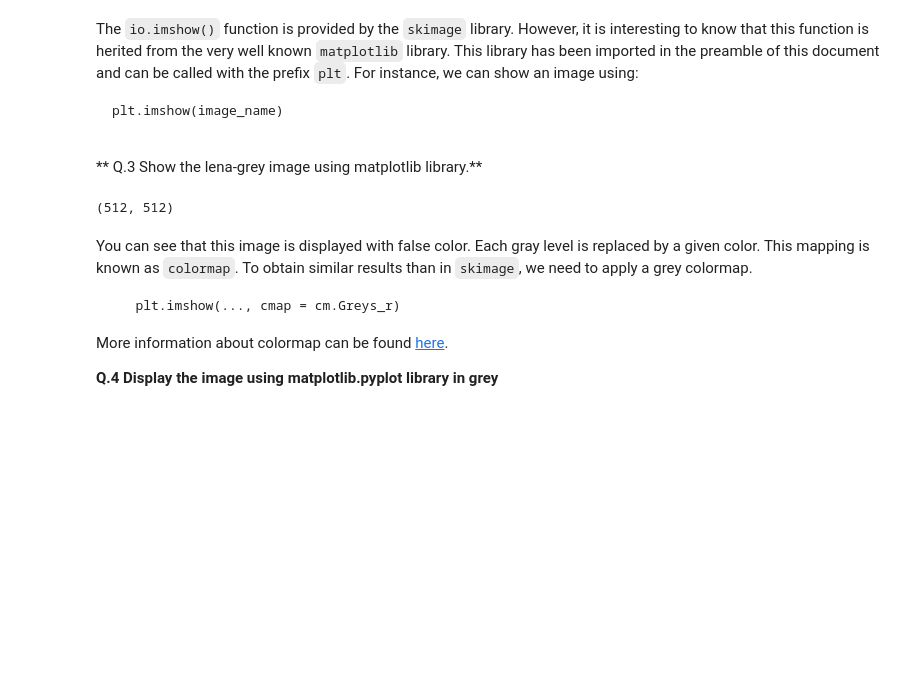
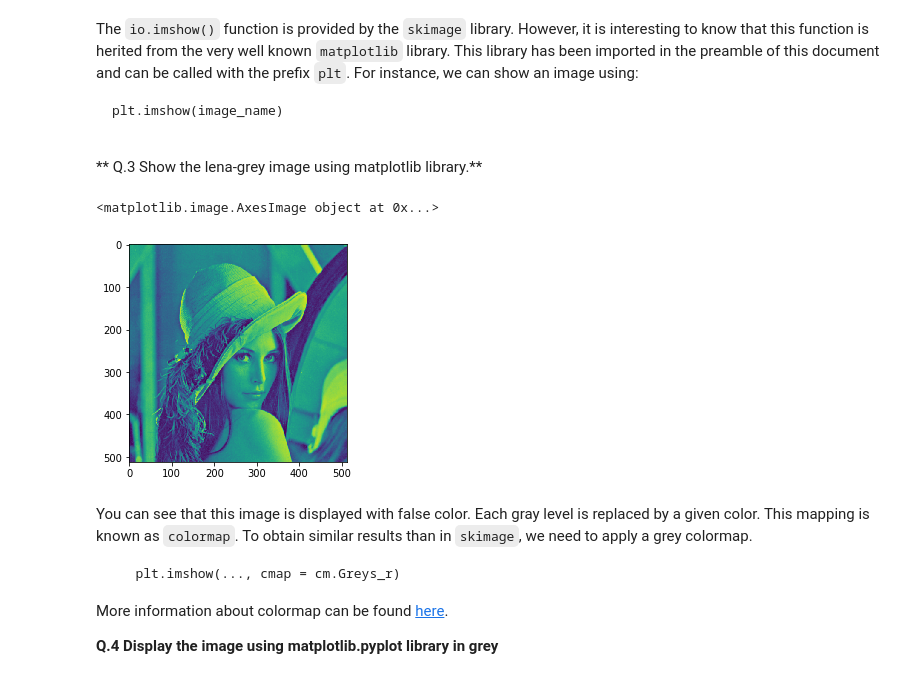
Before and after one commit to henryogene20/B31XB-IIP-TP-1718, a Jupyter notebook: 1-introducion/1-introduction-skimage.ipynb, the cells around one changed output. Drawn from its saved outputs; the diff is of its cells as text; code cells hidden in the pictures; blank space fills up the shorter version.

````diff
--- a/1-introducion/1-introduction-skimage.ipynb
+++ b/1-introducion/1-introduction-skimage.ipynb
@@ -61,10 +61,11 @@ plt.imshow(image_name)
 ```
 
 ** Q.3 Show the lena-grey image using matplotlib library.**
-# %%
-print(lena_im.shape)
-# %% [output]
-(512, 512)
+# %%
+plt.imshow(lena_im)
+# %% [output]
+<matplotlib.image.AxesImage object at 0x...>
+[figure, added]
 # %% [markdown]
 You can see that this image is displayed with false color. Each gray level is replaced by a given color. This mapping is known as `colormap`. To obtain similar results than in `skimage`, we need to apply a grey colormap.
 
````
Also changed, not shown: parts of 17 cells of this notebook, 1 other file.
